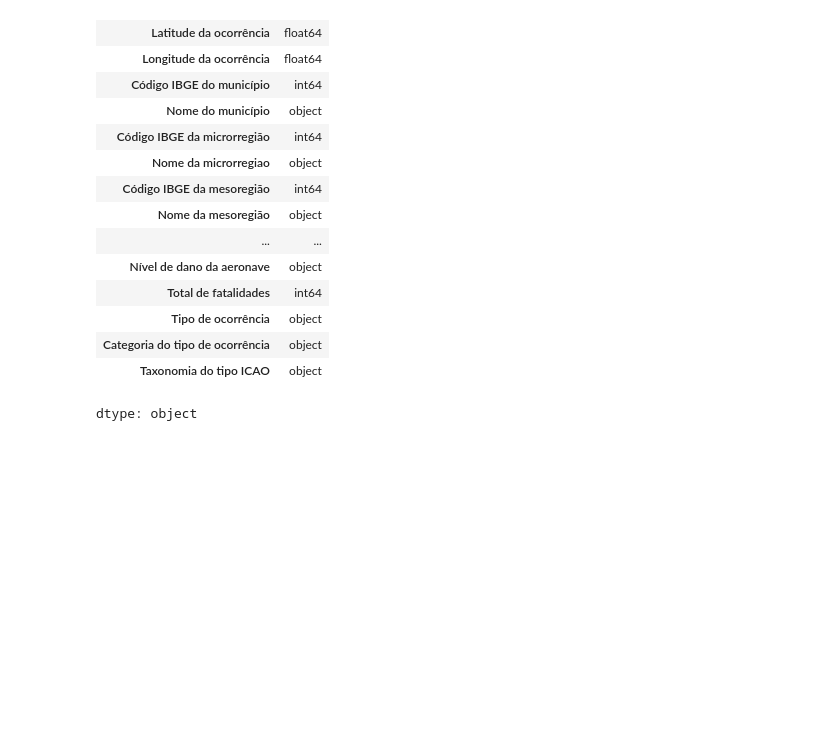
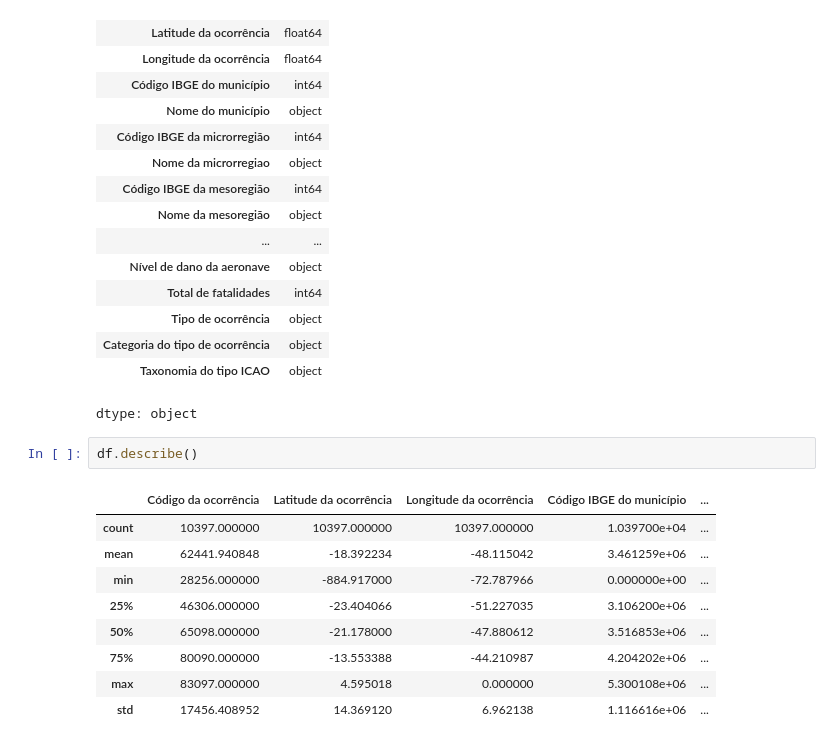
Before and after one commit to rhaulmendonca/Acidentes-por-Aeronave, a Jupyter notebook: Sistemas de Apoio à Decisão/CENIPA_Acidentes_por_aeronave.ipynb, the cells around one changed output. Saved outputs shown, nothing was run; the diff lists cells and outputs as text; blank space fills up the shorter version.

```diff
--- a/Sistemas de Apoio à Decisão/CENIPA_Acidentes_por_aeronave.ipynb
+++ b/Sistemas de Apoio à Decisão/CENIPA_Acidentes_por_aeronave.ipynb
@@ -96,3 +151,15 @@ df.dtypes
 | Categoria do tipo de ocorrência | object |
 | Taxonomia do tipo ICAO | object |
 dtype: object
+# %%
+df.describe()
+# %% [output]
+|  | Código da ocorrência | Latitude da ocorrência | Longitude da ocorrência | Código IBGE do município | ... |
+| count | 10397.000000 | 10397.000000 | 10397.000000 | 1.039700e+04 | ... |
+| mean | 62441.940848 | -18.392234 | -48.115042 | 3.461259e+06 | ... |
+| min | 28256.000000 | -884.917000 | -72.787966 | 0.000000e+00 | ... |
+| 25% | 46306.000000 | -23.404066 | -51.227035 | 3.106200e+06 | ... |
+| 50% | 65098.000000 | -21.178000 | -47.880612 | 3.516853e+06 | ... |
+| 75% | 80090.000000 | -13.553388 | -44.210987 | 4.204202e+06 | ... |
+| max | 83097.000000 | 4.595018 | 0.000000 | 5.300108e+06 | ... |
+| std | 17456.408952 | 14.369120 | 6.962138 | 1.116616e+06 | ... |
```
Also changed, not shown: parts of 10 cells of this notebook.
